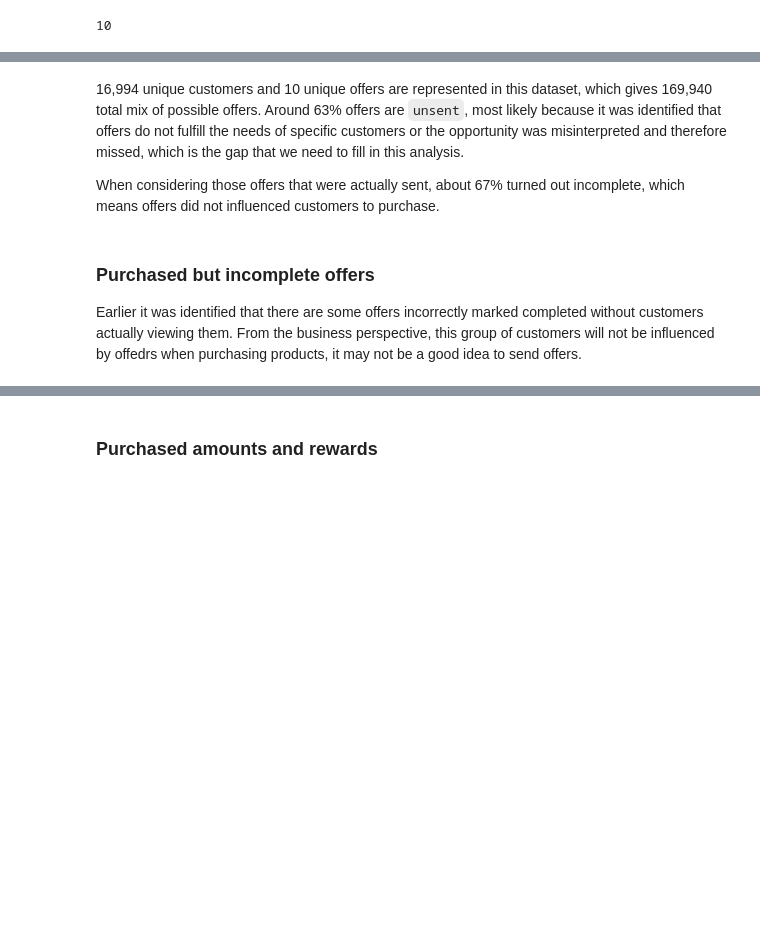
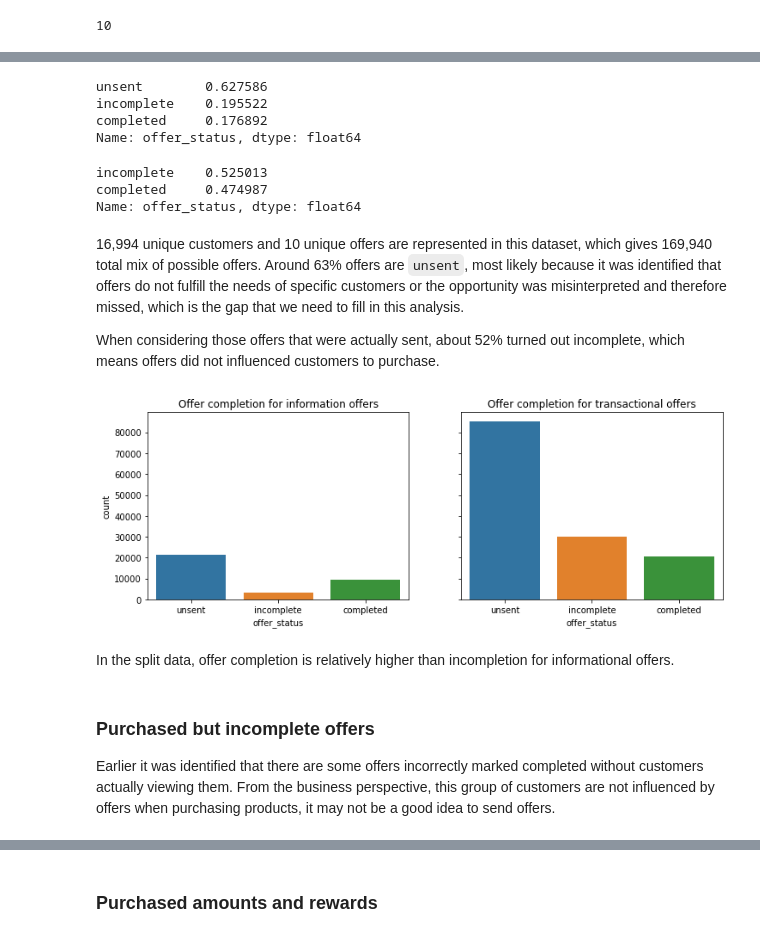
Before and after one commit to jasonsuk/ds-starbucks, a Jupyter notebook: Starbucks_Capstone_notebook.ipynb, the cells around one changed output, grey strips where cells are left out. Cells and saved outputs as stored; diff of their text form; code cells hidden in the pictures; blank space fills up the shorter version.

```diff
--- a/Starbucks_Capstone_notebook.ipynb
+++ b/Starbucks_Capstone_notebook.ipynb
@@ -987,10 +1038,48 @@ plt.show()
+# %%
+transcript_labeled['offer_status'].value_counts() / transcript_labeled.shape[0]
+# %% [output]
+unsent        0.627586
+incomplete    0.195522
+completed     0.176892
+Name: offer_status, dtype: float64
+# %%
+offer_sent / offer_sent.sum()
+# %% [output]
+incomplete    0.525013
+completed     0.474987
+Name: offer_status, dtype: float64
 # %% [markdown]
 16,994 unique customers and 10 unique offers are represented in this dataset, which gives 169,940 total mix of possible offers. Around 63% offers are `unsent`, most likely because it was identified that offers do not fulfill the needs of specific customers or the opportunity was misinterpreted and therefore missed, which is the gap that we need to fill in this analysis.
 
-When considering those offers that were actually sent, about 67% turned out incomplete, which means offers did not influenced customers to purchase.
+When considering those offers that were actually sent, about 52% turned out incomplete, which means offers did not influenced customers to purchase.
+# %%
+# Get subset data for informational and transactional offers
+informational_ids = portfolio_v1.loc[portfolio_v1['offer_type'] == 'informational', 'id'].to_list()
+
+transcript_infos = transcript_labeled[transcript_labeled['offer_id'].isin(informational_ids)]
+transcript_trans = transcript_labeled[~transcript_labeled['offer_id'].isin(informational_ids)]
+
+# Visualization
+fig, (ax1, ax2) = plt.subplots(1,2, figsize=(12,4), sharey=True)
+
+# Set order for plots
+status_order = ['unsent', 'incomplete', 'completed']
+
+fig1 = sns.countplot(x=transcript_infos.offer_status, ax=ax1, order=status_order);
+fig2 = sns.countplot(x=transcript_trans.offer_status, ax=ax2, order=status_order);
+
+ax1.set_title('Offer completion for information offers');
+ax2.set_title('Offer completion for transactional offers');
+ax2.set(ylabel='')
+
+plt.show()
+# %% [output]
+[figure, added]
+# %% [markdown]
+In the split data, offer completion is relatively higher than incompletion for informational offers.
 # %% [markdown]
 ### Purchased but incomplete offers
-Earlier it was identified that there are some offers incorrectly marked completed without customers actually viewing them. From the business perspective, this group of customers will not be influenced by offedrs when purchasing products, it may not be a good idea to send offers.
+Earlier it was identified that there are some offers incorrectly marked completed without customers actually viewing them. From the business perspective, this group of customers are not influenced by offers when purchasing products, it may not be a good idea to send offers.
 # %%
 # Creating some conditions
 cond_purchased = transcript_labeled.amount.notnull()
```
Also changed, not shown: parts of 53 cells of this notebook, 3 other files.
